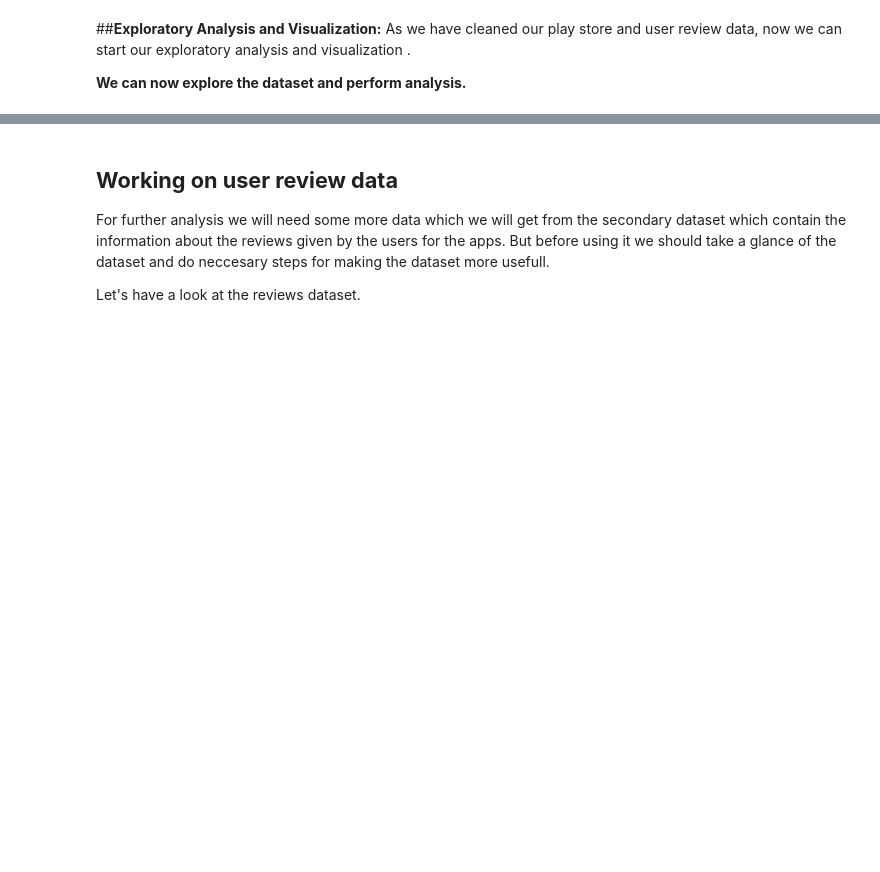
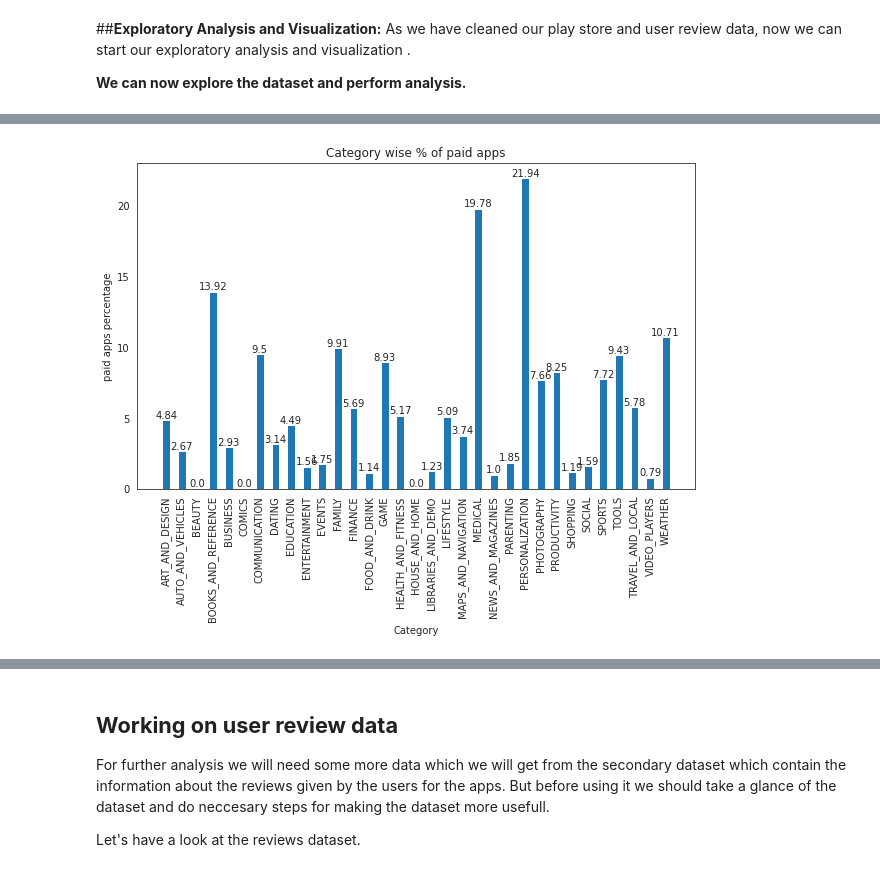
Before and after one commit to harishgawade1999/Playstore-App-Review-Analysis-, a Jupyter notebook: Harish_Play_Store_App_Review_Analysis_Capstone_Project.ipynb, the cells around one changed output, grey strips where cells are left out. Drawn from its saved outputs; the diff is of its cells as text; code cells hidden in the pictures; blank space fills up the shorter version.

```diff
--- a/Harish_Play_Store_App_Review_Analysis_Capstone_Project.ipynb
+++ b/Harish_Play_Store_App_Review_Analysis_Capstone_Project.ipynb
@@ -404,0 +359,19 @@ dtype: object
+# %%
+# prepare data and sort
+category_df= apps_data['Category'].value_counts().reset_index().rename(
+              columns={'index':'Category', 'Category':'Total_apps'})
+
+sorted_df= category_df.sort_values(by=["Total_apps"], ascending=True)
+# %%
+# extracting paid apps data
+paid = apps_data[apps_data["Type"] == "Paid"]
+paid_apps = paid.groupby("Category")["Type"].value_counts().unstack().reset_index()
+# %%
+# merging dataframes
+category_df.sort_values(by="Category", inplace=True)
+category_df= category_df.merge(paid_apps, on='Category', how='outer')
+category_df.fillna(value=0, inplace=True)
+# %%
+# getting category wise paid apps percentage
+category_df['%_of_paid_apps'] = category_df.apply(lambda x:
+                                round(100*x['Paid']/x['Total_apps'],2), axis=1)
@@ -404,0 +388,18 @@ dtype: object
+# %%
+# setting plot size and background
+plt.figure(figsize=(10,6))
+sns.set_style("white")
+
+# bar plot
+plt.bar(category_df['Category'], category_df['%_of_paid_apps'], width=.5)
+
+for i, val in enumerate(category_df['%_of_paid_apps'].values):
+    plt.text(i, val, float(val), horizontalalignment='center',
+             verticalalignment='bottom', fontdict={'fontweight':500, 'size':10})
+
+plt.title('Category wise % of paid apps')
+plt.xlabel('Category')
+plt.ylabel('paid apps percentage')
+plt.xticks(rotation=90);
+# %% [output]
+[figure, added]
```
Also changed, not shown: parts of 32 cells of this notebook.
